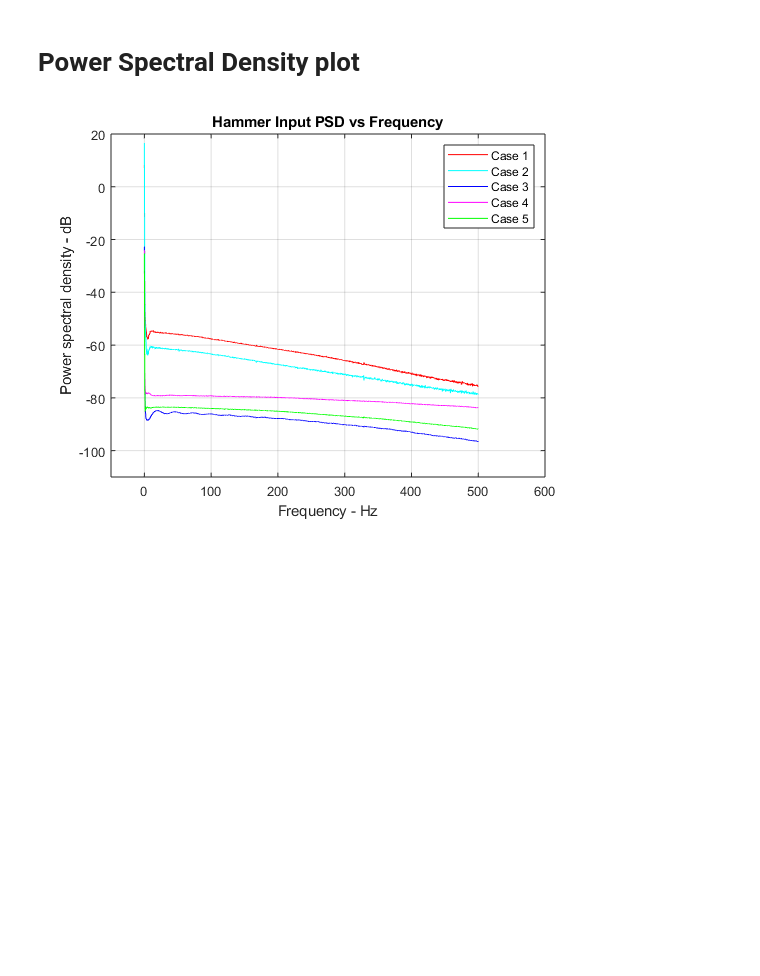
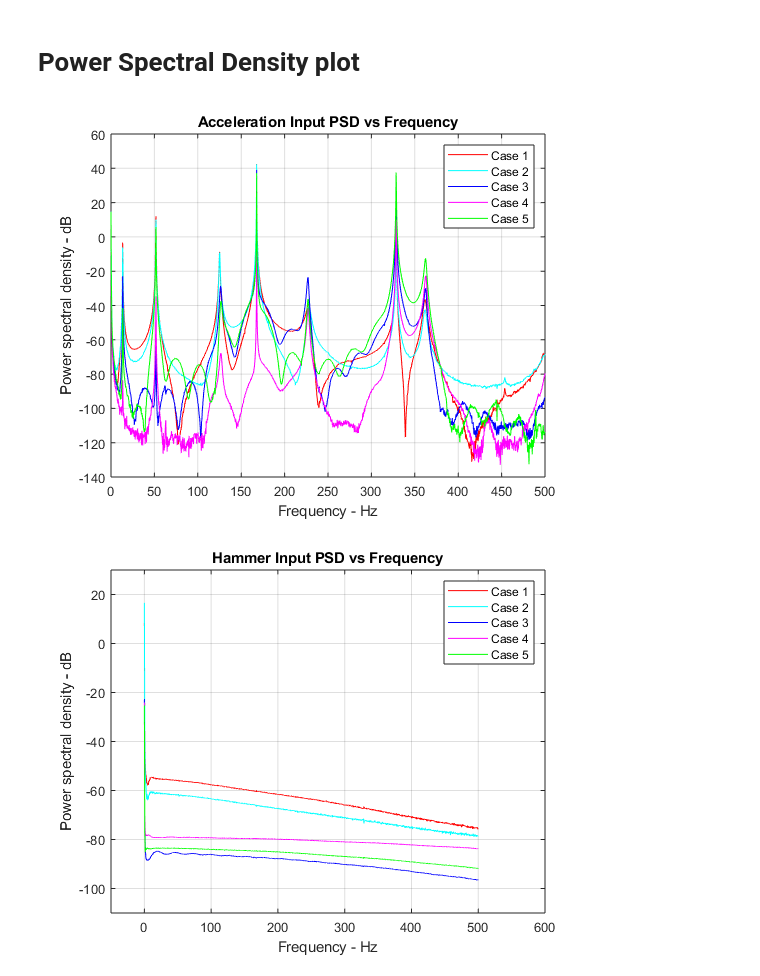
Before and after one commit to SanthoshKumarArroju/MechanicalVibrationLab, a Jupyter notebook: source/labnotes/Lab_4 detailed report.ipynb, the cells around one changed output. Saved outputs shown, nothing was run; the diff lists cells and outputs as text; code cells hidden in the pictures; blank space fills up the shorter version.

```diff
--- a/source/labnotes/Lab_4 detailed report.ipynb
+++ b/source/labnotes/Lab_4 detailed report.ipynb
@@ -161,34 +161,34 @@ plot(Freq_domain,PSD_dB,'b'); hold on
 load Lab4_Case4
 PSD_dB=20*log10(abs(PSD_chan_1));
 plot(Freq_domain,PSD_dB,'m'); hold on
 load Lab4_Case5
 PSD_dB=20*log10(abs(PSD_chan_1));
 plot(Freq_domain,PSD_dB,'g'); hold on
 xlabel('Frequency - Hz'); ylabel('Power spectral density - dB');
 legend('Case 1','Case 2', 'Case 3','Case 4','Case 5')
 title('Hammer Input PSD vs Frequency'); grid on;
-axis([-50 600 -110 20])
+axis([-50 600 -110 30])
 
 
 figure
 load Lab4_Case1
 PSD_dB=20*log10(abs(PSD_chan_2));
 plot(Freq_domain,PSD_dB,'r'); hold on
 load Lab4_Case2
 PSD_dB=20*log10(abs(PSD_chan_2));
 plot(Freq_domain,PSD_dB,'c'); hold on
 load Lab4_Case3
 PSD_dB=20*log10(abs(PSD_chan_2));
 plot(Freq_domain,PSD_dB,'b'); hold on
 load Lab4_Case4
 PSD_dB=20*log10(abs(PSD_chan_2));
 plot(Freq_domain,PSD_dB,'m'); hold on
 load Lab4_Case5
 PSD_dB=20*log10(abs(PSD_chan_2));
 plot(Freq_domain,PSD_dB,'g'); hold on
 xlabel('Frequency - Hz'); ylabel('Power spectral density - dB');
 legend('Case 1','Case 2', 'Case 3','Case 4','Case 5')
-title('Acce Input PSD vs Frequency'); grid on;
-axis([-50 600 -110 20])
+title('Acceleration Input PSD vs Frequency'); grid on;
 # %% [output]
-[figure, old version]
+[figure, new version]
+[figure, added]
```
